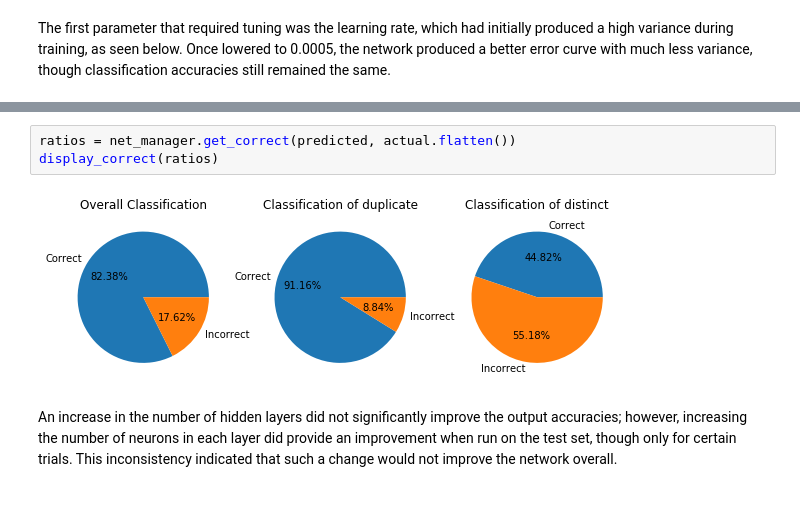
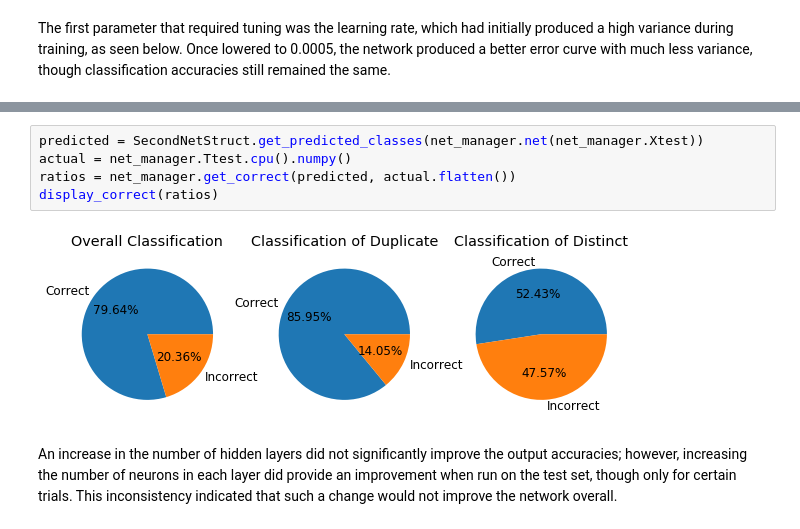
Before and after one commit to adolan5/BGPDistinct, a Jupyter notebook: notebooks/BGPDistinct.ipynb, the cells around one changed output, grey strips where cells are left out. Cells and saved outputs as stored; diff of their text form; blank space fills up the shorter version.

```diff
--- a/notebooks/BGPDistinct.ipynb
+++ b/notebooks/BGPDistinct.ipynb
@@ -443,8 +443,10 @@ plot_error(e)
 # %%
+predicted = SecondNetStruct.get_predicted_classes(net_manager.net(net_manager.Xtest))
+actual = net_manager.Ttest.cpu().numpy()
 ratios = net_manager.get_correct(predicted, actual.flatten())
 display_correct(ratios)
 # %% [output]
-[figure, old version]
+[figure, new version]
 # %% [markdown]
 An increase in the number of hidden layers did not significantly improve the output accuracies; however, increasing the number of neurons in each layer did provide an improvement when run on the test set, though only for certain trials. This inconsistency indicated that such a change would not improve the network overall.
 # %%
```
Also changed, not shown: parts of 20 cells of this notebook.
